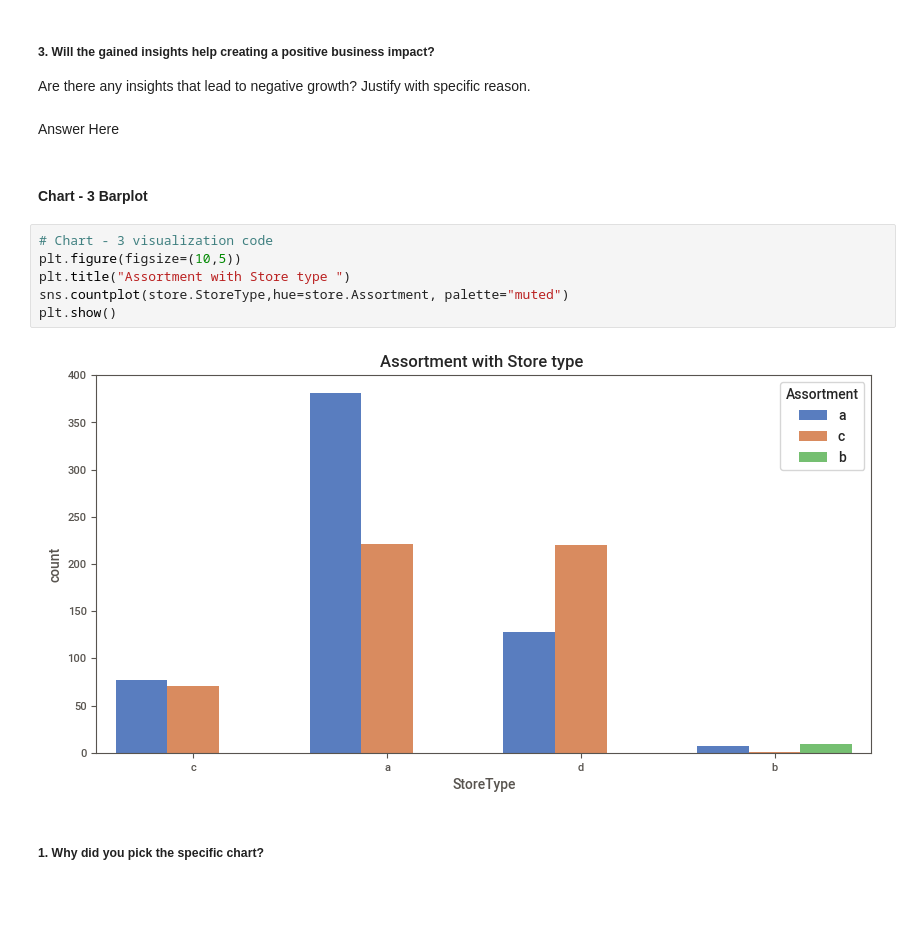
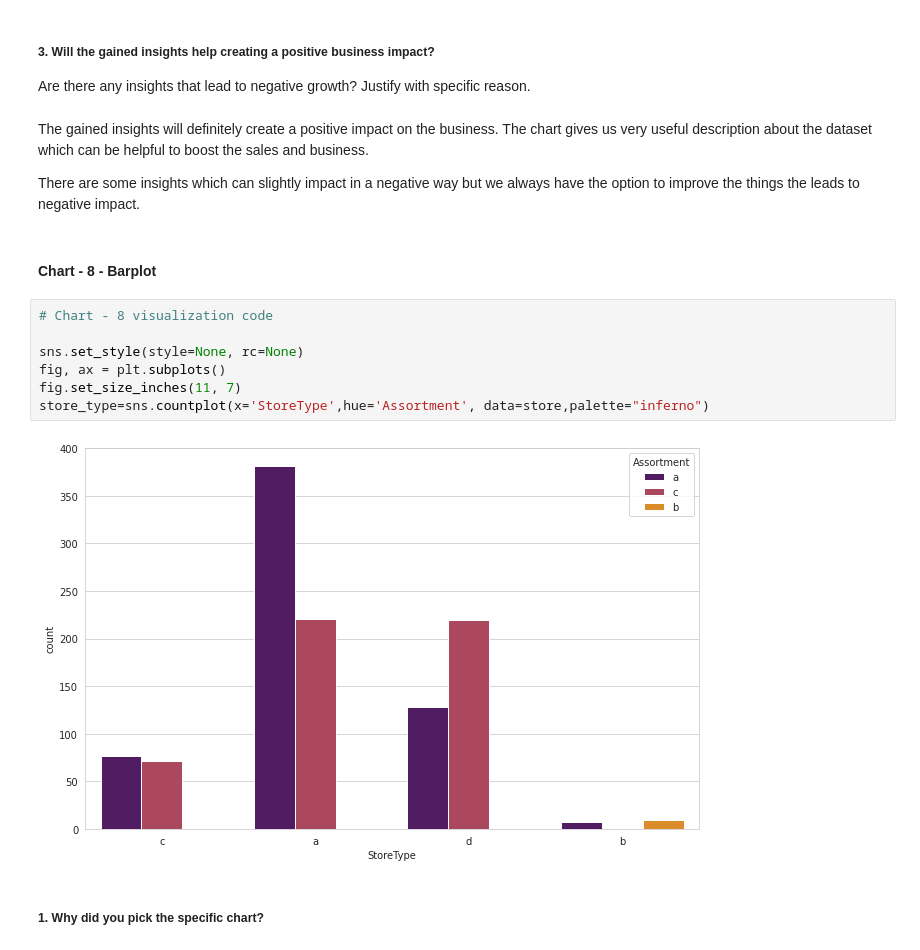
Before and after one commit to mariyammujawar/AirBnb-booking-anlysis, a Jupyter notebook: Retail_Sales_Prediction.ipynb, the cells around one changed output. Drawn from its saved outputs; the diff is of its cells as text; blank space fills up the shorter version.

```diff
--- a/Retail_Sales_Prediction.ipynb
+++ b/Retail_Sales_Prediction.ipynb
@@ -501,18 +660,21 @@ Answer Here
 # %% [markdown]
 ##### 3. Will the gained insights help creating a positive business impact?
 Are there any insights that lead to negative growth? Justify with specific reason.
-# %% [markdown]
-Answer Here
+# %% [markdown]
+The gained insights will definitely create a positive impact on the business. The chart gives us very useful description about the dataset which can be helpful to boost the sales and business.
+
+There are some insights which can slightly impact in a negative way but we always have the option to improve the things the leads to negative impact.
 # %% [markdown]
-#### Chart - 3 Barplot
+#### Chart - 8 - Barplot
-# %%
-# Chart - 3 visualization code
-plt.figure(figsize=(10,5))
-plt.title("Assortment with Store type ")
-sns.countplot(store.StoreType,hue=store.Assortment, palette="muted")
-plt.show()
-# %% [output]
-[figure, removed]
+# %%
+# Chart - 8 visualization code
+
+sns.set_style(style=None, rc=None)
+fig, ax = plt.subplots()
+fig.set_size_inches(11, 7)
+store_type=sns.countplot(x='StoreType',hue='Assortment', data=store,palette="inferno")
+# %% [output]
+[figure, added]
 # %% [markdown]
 ##### 1. Why did you pick the specific chart?
 # %% [markdown]
```
Also changed, not shown: parts of 280 cells of this notebook.
